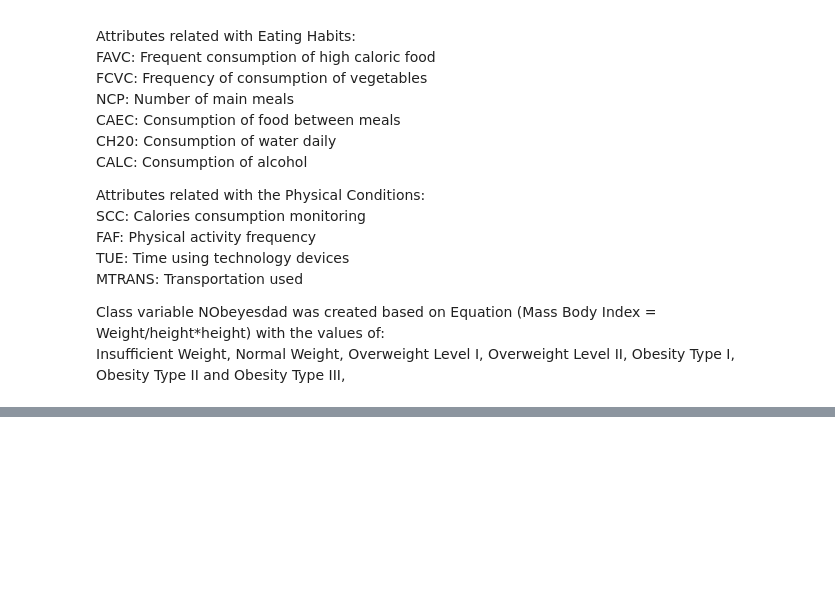
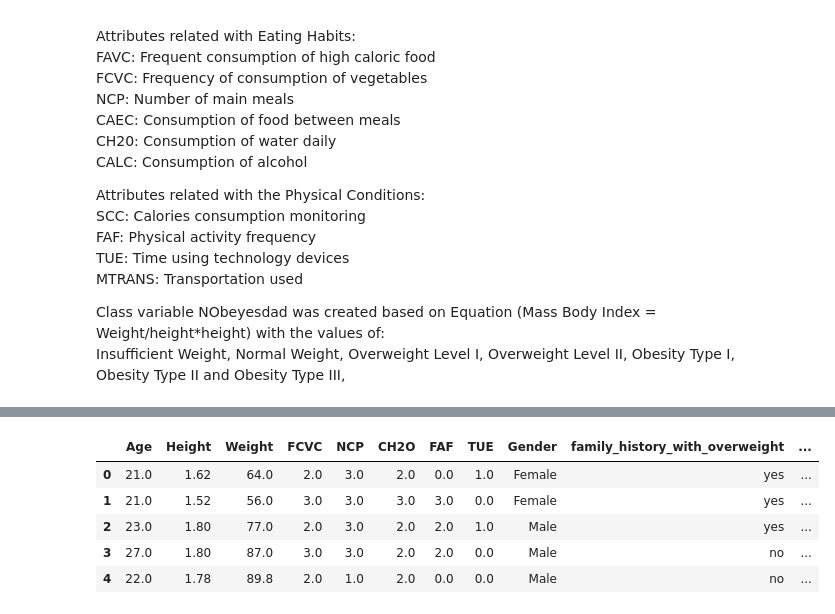
Before and after one commit to nellyzulkiflee/SC1015_Project_2023, a Jupyter notebook: data-extraction.ipynb, the cells around one changed output, grey strips where cells are left out. Drawn from its saved outputs; the diff is of its cells as text; code cells hidden in the pictures; blank space fills up the shorter version.

```diff
--- a/data-extraction.ipynb
+++ b/data-extraction.ipynb
@@ -63,0 +97,5 @@ display(df)
+# %%
+#Extracting the variables with type Object from the df
+df_object = pd.DataFrame(df[['Gender', 'family_history_with_overweight','FAVC', 'CAEC', 'SMOKE', 'SCC', 'CALC', 'MTRANS'
+                         ,'NObeyesdad']])
+df_object.head()
@@ -63,0 +109,5 @@ display(df)
+# %%
+#Convert the variable types from object to category
+df_cat = df_object.astype("category")
+
+df_cat.describe()
@@ -63,0 +129,4 @@ display(df)
+# %%
+#Extracting the numeric variables from the original df
+df_numeric = df.drop(labels = ['Gender', 'family_history_with_overweight','FAVC', 'CAEC', 'SMOKE', 'SCC', 'CALC', 'MTRANS'
+                         ,'NObeyesdad'], axis = 1)
@@ -63,0 +152,12 @@ display(df)
+# %%
+#Joining both numeric and categorical variables into one dataframe called 'data'
+#Basically the same as the original df, just that I converted the object to categorical
+data = df_numeric.join(df_cat)
+data.head()
+# %% [output]
+|  | Age | Height | Weight | FCVC | NCP | CH2O | FAF | TUE | Gender | family_history_with_overweight | ... |
+| 0 | 21.0 | 1.62 | 64.0 | 2.0 | 3.0 | 2.0 | 0.0 | 1.0 | Female | yes | ... |
+| 1 | 21.0 | 1.52 | 56.0 | 3.0 | 3.0 | 3.0 | 3.0 | 0.0 | Female | yes | ... |
+| 2 | 23.0 | 1.80 | 77.0 | 2.0 | 3.0 | 2.0 | 2.0 | 1.0 | Male | yes | ... |
+| 3 | 27.0 | 1.80 | 87.0 | 3.0 | 3.0 | 2.0 | 2.0 | 0.0 | Male | no | ... |
+| 4 | 22.0 | 1.78 | 89.8 | 2.0 | 1.0 | 2.0 | 0.0 | 0.0 | Male | no | ... |
```
Also changed, not shown: parts of 6 cells of this notebook.
